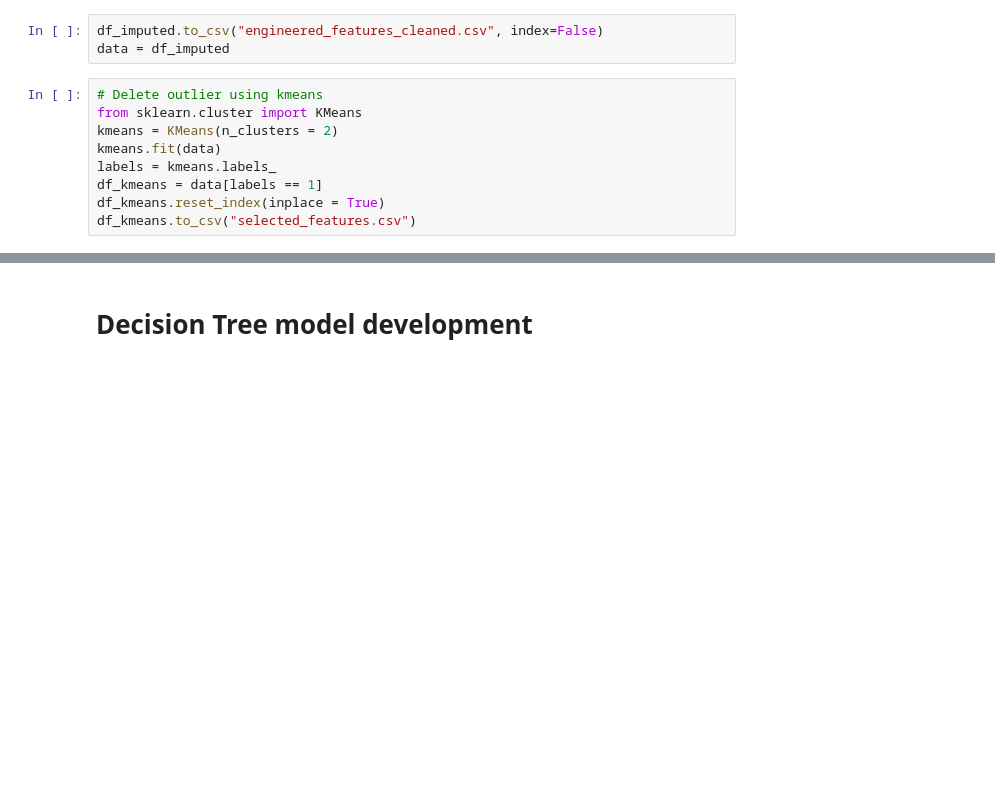
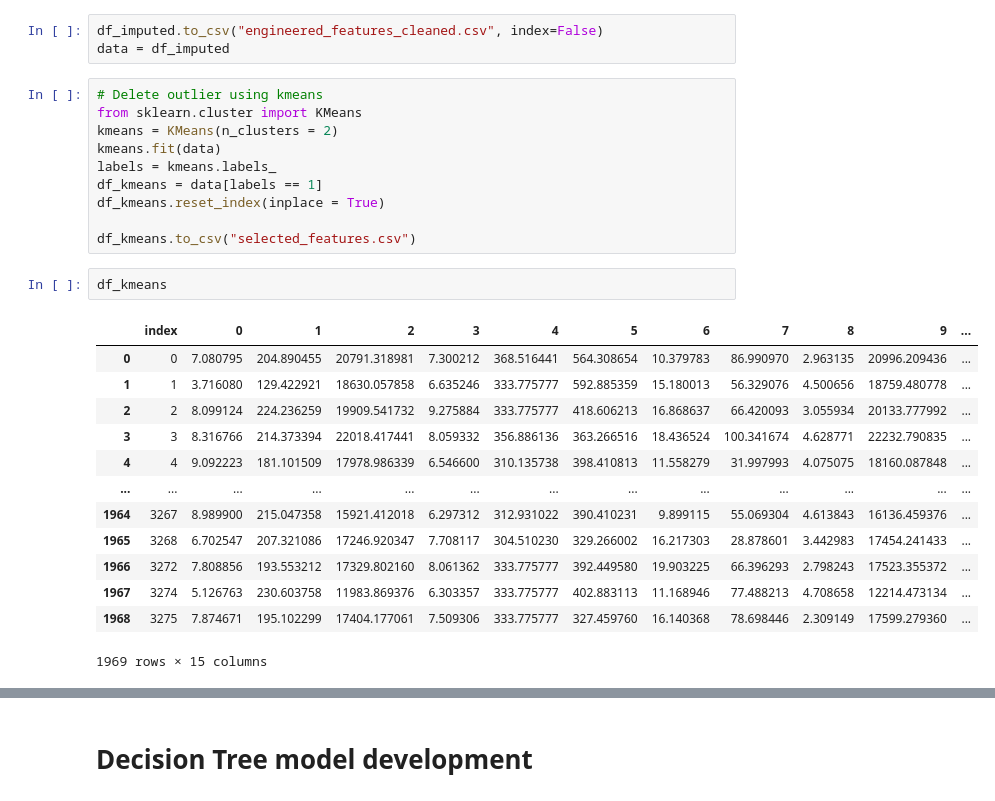
Before and after one commit to nhat120904/AI-for-Enigneering, a Jupyter notebook: week2/data.ipynb, the cells around one changed output, grey strips where cells are left out. Saved outputs shown, nothing was run; the diff lists cells and outputs as text; blank space fills up the shorter version.

```diff
--- a/week2/data.ipynb
+++ b/week2/data.ipynb
@@ -367,4 +367,21 @@ kmeans.fit(data)
 labels = kmeans.labels_
 df_kmeans = data[labels == 1]
 df_kmeans.reset_index(inplace = True)
+
 df_kmeans.to_csv("selected_features.csv")
+# %%
+df_kmeans
+# %% [output]
+|  | index | 0 | 1 | 2 | 3 | 4 | 5 | 6 | 7 | 8 | 9 | ... |
+| 0 | 0 | 7.080795 | 204.890455 | 20791.318981 | 7.300212 | 368.516441 | 564.308654 | 10.379783 | 86.990970 | 2.963135 | 20996.209436 | ... |
+| 1 | 1 | 3.716080 | 129.422921 | 18630.057858 | 6.635246 | 333.775777 | 592.885359 | 15.180013 | 56.329076 | 4.500656 | 18759.480778 | ... |
+| 2 | 2 | 8.099124 | 224.236259 | 19909.541732 | 9.275884 | 333.775777 | 418.606213 | 16.868637 | 66.420093 | 3.055934 | 20133.777992 | ... |
+| 3 | 3 | 8.316766 | 214.373394 | 22018.417441 | 8.059332 | 356.886136 | 363.266516 | 18.436524 | 100.341674 | 4.628771 | 22232.790835 | ... |
+| 4 | 4 | 9.092223 | 181.101509 | 17978.986339 | 6.546600 | 310.135738 | 398.410813 | 11.558279 | 31.997993 | 4.075075 | 18160.087848 | ... |
+| ... | ... | ... | ... | ... | ... | ... | ... | ... | ... | ... | ... | ... |
+| 1964 | 3267 | 8.989900 | 215.047358 | 15921.412018 | 6.297312 | 312.931022 | 390.410231 | 9.899115 | 55.069304 | 4.613843 | 16136.459376 | ... |
+| 1965 | 3268 | 6.702547 | 207.321086 | 17246.920347 | 7.708117 | 304.510230 | 329.266002 | 16.217303 | 28.878601 | 3.442983 | 17454.241433 | ... |
+| 1966 | 3272 | 7.808856 | 193.553212 | 17329.802160 | 8.061362 | 333.775777 | 392.449580 | 19.903225 | 66.396293 | 2.798243 | 17523.355372 | ... |
+| 1967 | 3274 | 5.126763 | 230.603758 | 11983.869376 | 6.303357 | 333.775777 | 402.883113 | 11.168946 | 77.488213 | 4.708658 | 12214.473134 | ... |
+| 1968 | 3275 | 7.874671 | 195.102299 | 17404.177061 | 7.509306 | 333.775777 | 327.459760 | 16.140368 | 78.698446 | 2.309149 | 17599.279360 | ... |
+1969 rows × 15 columns
```
Also changed, not shown: parts of 3 cells of this notebook, 8 other files.
